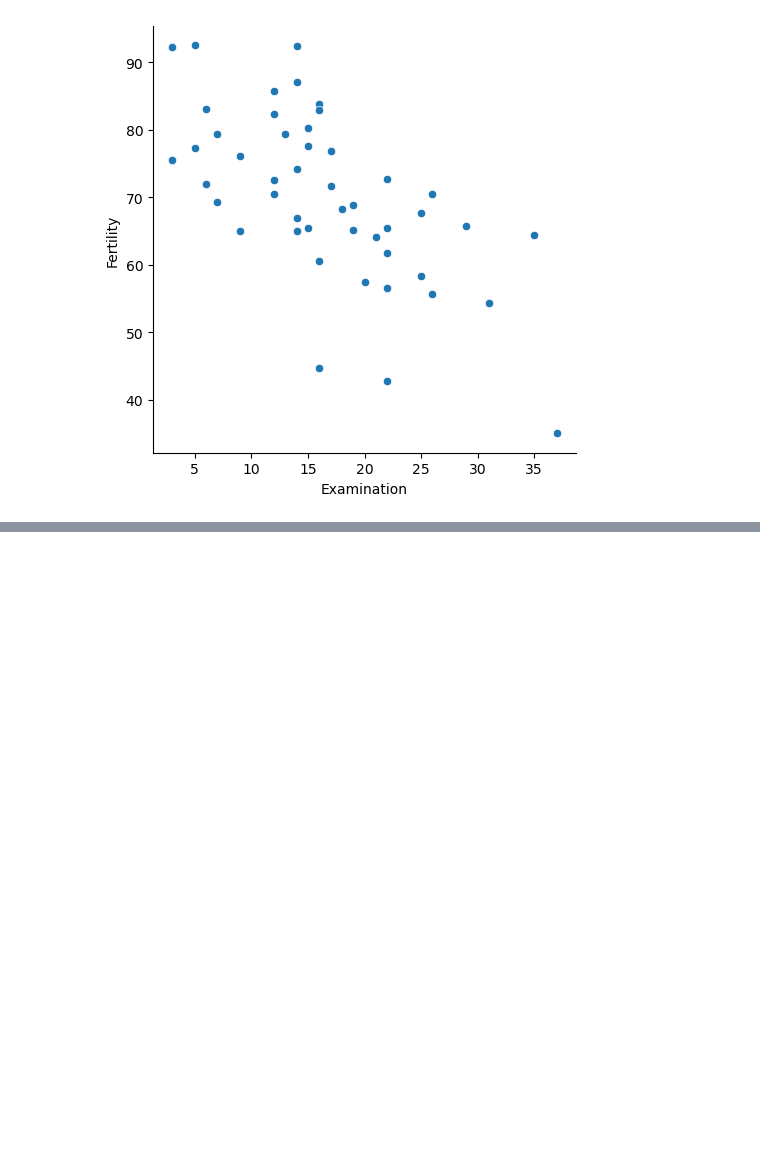
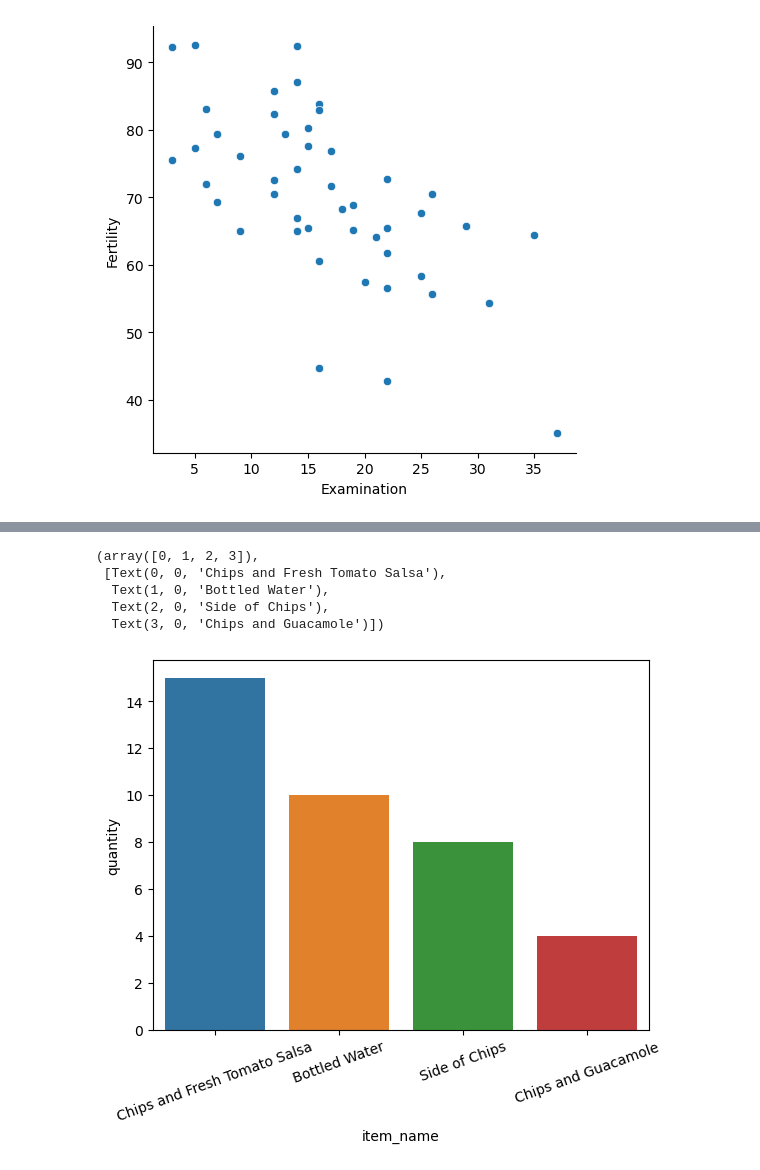
Before and after one commit to Andy-Jensen/numpy-pandas-visualization-exercises, a Jupyter notebook: Seaborn_exercises.ipynb, the cells around one changed output, grey strips where cells are left out. Cells and saved outputs as stored; diff of their text form; code cells hidden in the pictures; blank space fills up the shorter version.

```diff
--- a/Seaborn_exercises.ipynb
+++ b/Seaborn_exercises.ipynb
@@ -187,3 +203,7 @@ sns.relplot(y='Fertility', x='Examination', data=swiss)
 # %%
 #Using the chipotle dataset from the previous exercise, create a bar chart that
 #shows the 4 most popular items and the revenue produced by each.
+query = 'SELECT * FROM orders '
+
+df = pd.read_sql(query, url)
+df
@@ -189,0 +261,3 @@ sns.relplot(y='Fertility', x='Examination', data=swiss)
+# %%
+pop = df.groupby(df['item_name']).quantity.max().sort_values(ascending=False).head(4)
+pop
@@ -189,0 +271,3 @@ sns.relplot(y='Fertility', x='Examination', data=swiss)
+# %%
+popdf = pd.DataFrame(pop)
+popdf
@@ -189,0 +281,3 @@ sns.relplot(y='Fertility', x='Examination', data=swiss)
+# %%
+popdf = popdf.reset_index()
+popdf
@@ -189,0 +290,10 @@ sns.relplot(y='Fertility', x='Examination', data=swiss)
+# %%
+sns.barplot(x= 'item_name', y = 'quantity', data= popdf)
+plt.xticks(rotation=20)
+# %% [output]
+(array([0, 1, 2, 3]),
+ [Text(0, 0, 'Chips and Fresh Tomato Salsa'),
+  Text(1, 0, 'Bottled Water'),
+  Text(2, 0, 'Side of Chips'),
+  Text(3, 0, 'Chips and Guacamole')])
+[figure, added]
```
Also changed, not shown: parts of 15 cells of this notebook.
